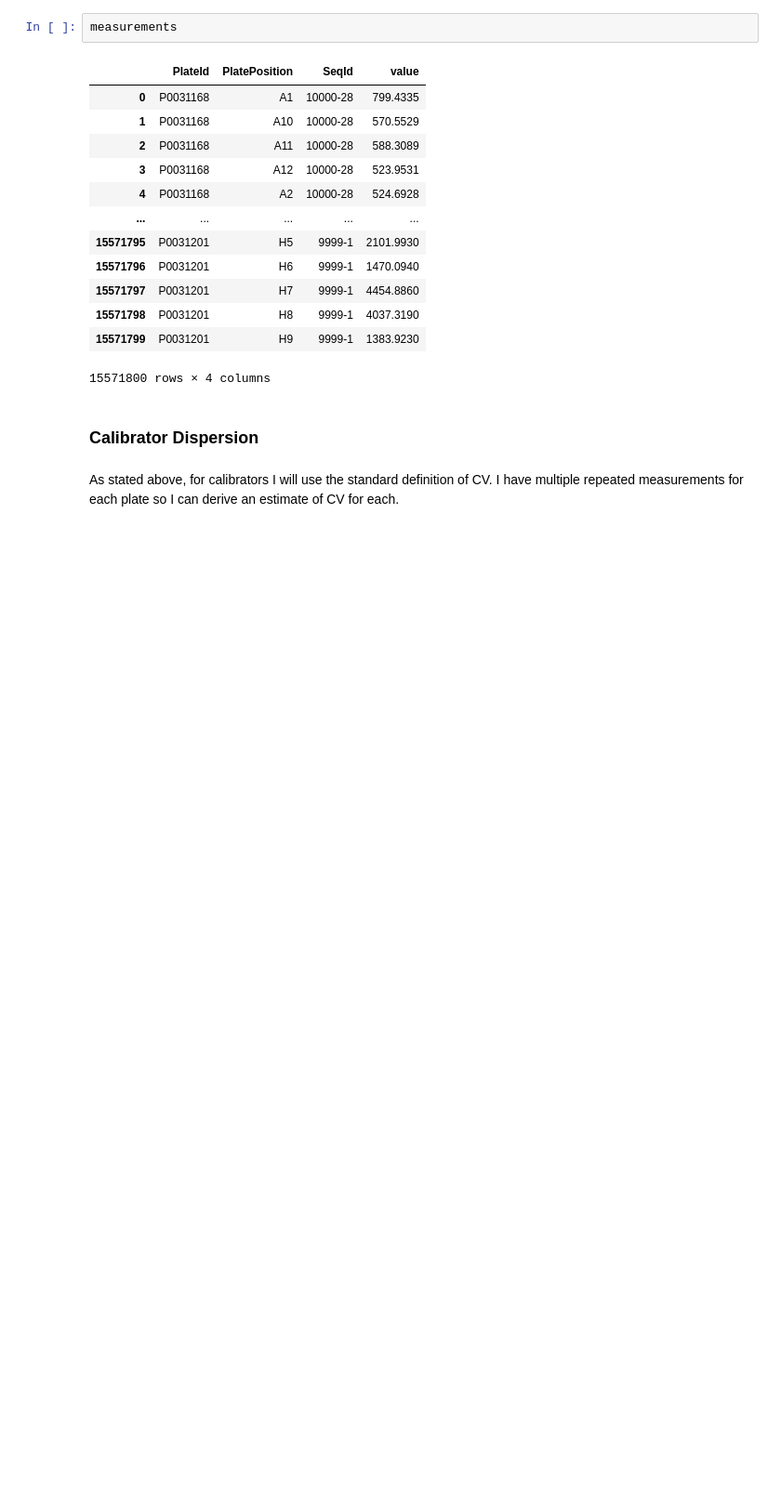
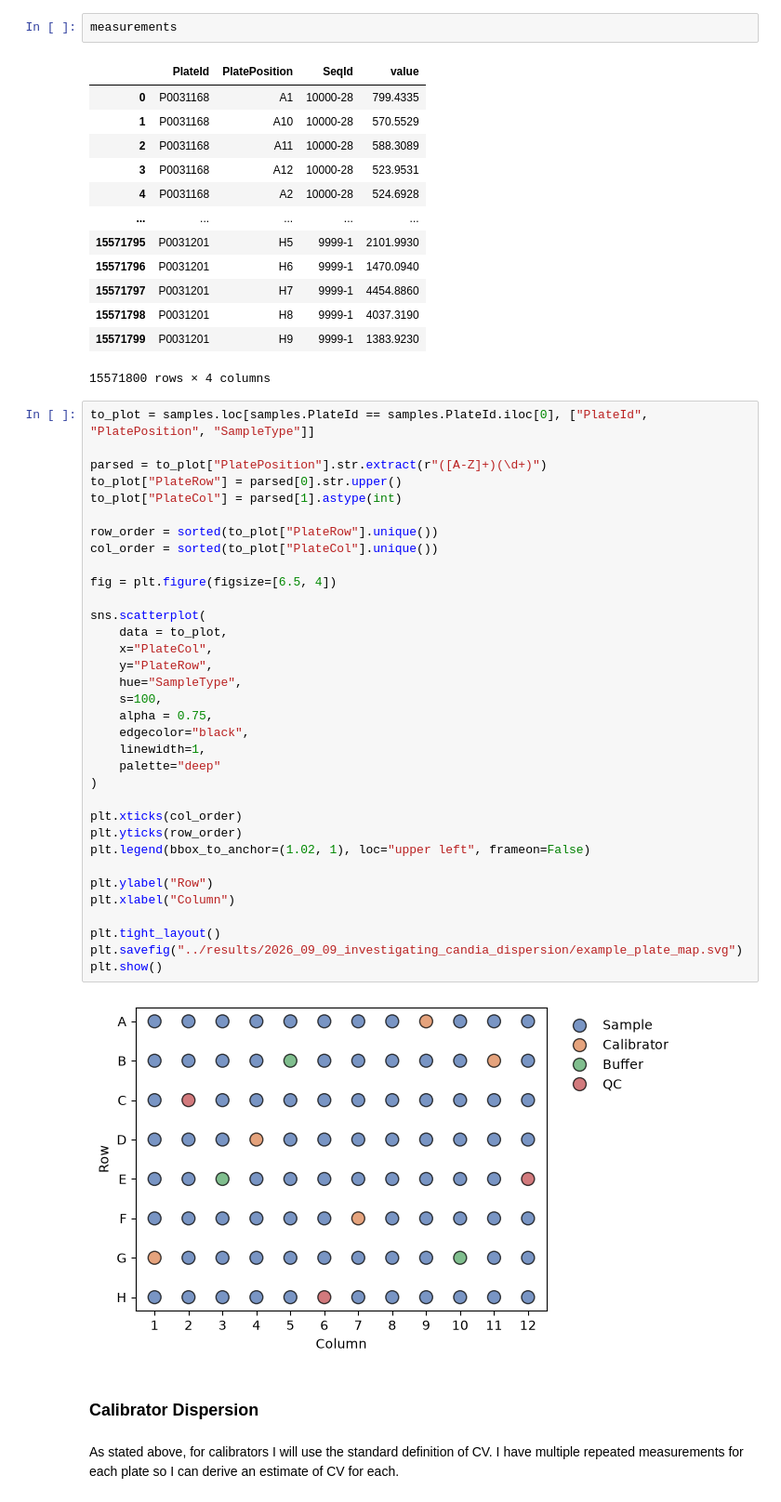
Before and after one commit to AnthonyOfSeattle/affinity-proteomics-notebook, a Jupyter notebook: work/2026_09_09_investigating_candia_dispersion.ipynb, the cells around one changed output. Shown at 93% size. Drawn from its saved outputs; the diff is of its cells as text; blank space fills up the shorter version.

Commit message:
Add plate map to notebook

```diff
--- a/work/2026_09_09_investigating_candia_dispersion.ipynb
+++ b/work/2026_09_09_investigating_candia_dispersion.ipynb
@@ -73,6 +73,42 @@ measurements
 | 15571798 | P0031201 | H8 | 9999-1 | 4037.3190 |
 | 15571799 | P0031201 | H9 | 9999-1 | 1383.9230 |
 15571800 rows × 4 columns
+# %%
+to_plot = samples.loc[samples.PlateId == samples.PlateId.iloc[0], ["PlateId", "PlatePosition", "SampleType"]]
+
+parsed = to_plot["PlatePosition"].str.extract(r"([A-Z]+)(\d+)")
+to_plot["PlateRow"] = parsed[0].str.upper()
+to_plot["PlateCol"] = parsed[1].astype(int)
+
+row_order = sorted(to_plot["PlateRow"].unique())
+col_order = sorted(to_plot["PlateCol"].unique())
+
+fig = plt.figure(figsize=[6.5, 4])
+
+sns.scatterplot(
+    data = to_plot,
+    x="PlateCol",
+    y="PlateRow",
+    hue="SampleType",
+    s=100,
+    alpha = 0.75,
+    edgecolor="black",
+    linewidth=1,
+    palette="deep"
+)
+
+plt.xticks(col_order)
+plt.yticks(row_order)
+plt.legend(bbox_to_anchor=(1.02, 1), loc="upper left", frameon=False)
+
+plt.ylabel("Row")
+plt.xlabel("Column")
+
+plt.tight_layout()
+plt.savefig("../results/2026_09_09_investigating_candia_dispersion/example_plate_map.svg")
+plt.show()
+# %% [output]
+[figure, added]
 # %% [markdown]
 ### Calibrator Dispersion
 # %% [markdown]
```
Also changed, not shown: 1 other file.
